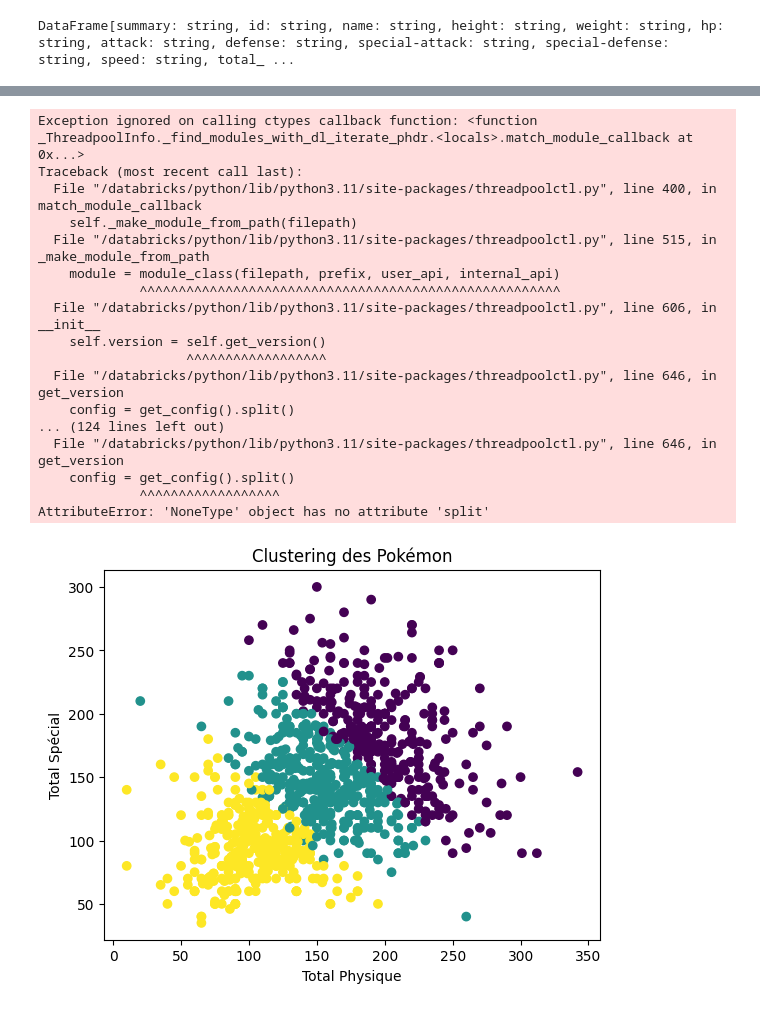
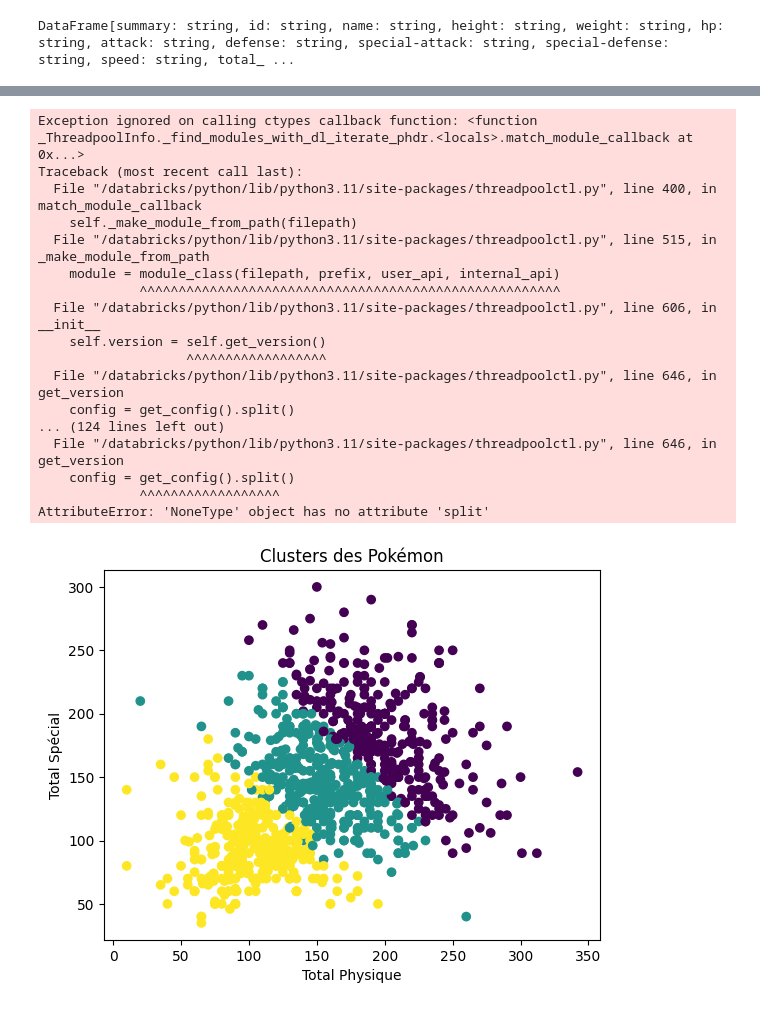
Before and after one commit to Alban140120/Pokemon_projectAPI, a Jupyter notebook: Pokemon_Ranking.ipynb, the cells around one changed output, grey strips where cells are left out. Drawn from its saved outputs; the diff is of its cells as text; code cells hidden in the pictures.

```diff
--- a/Pokemon_Ranking.ipynb
+++ b/Pokemon_Ranking.ipynb
@@ -644,32 +644,32 @@ df_clean_pandas = df_clean.toPandas()
 # Sélectionner les variables pertinentes pour le clustering
 features = df_clean_pandas[['hp', 'attack', 'defense', 'special-attack', 'special-defense', 'speed', 'total_attack', 'total_defense', 'total_physic', 'total_special']]
 
 # Appliquer l'algorithme des KMeans avec 3 clusters
 kmeans = KMeans(n_clusters=3, random_state=42)
 df_clean_pandas['cluster'] = kmeans.fit_predict(features)
 
 # Visualiser les clusters sur un graphique 2D (attaque vs défense par exemple)
 plt.scatter(df_clean_pandas['total_physic'], df_clean_pandas['total_special'], c=df_clean_pandas['cluster'])
 plt.xlabel('Total Physique')
 plt.ylabel('Total Spécial')
-plt.title('Clustering des Pokémon')
+plt.title('Clusters des Pokémon')
 plt.show()
 # %% [output]
 Exception ignored on calling ctypes callback function: <function _ThreadpoolInfo._find_modules_with_dl_iterate_phdr.<locals>.match_module_callback at 0x...>
 Traceback (most recent call last):
   File "/databricks/python/lib/python3.11/site-packages/threadpoolctl.py", line 400, in match_module_callback
     self._make_module_from_path(filepath)
   File "/databricks/python/lib/python3.11/site-packages/threadpoolctl.py", line 515, in _make_module_from_path
     module = module_class(filepath, prefix, user_api, internal_api)
              ^^^^^^^^^^^^^^^^^^^^^^^^^^^^^^^^^^^^^^^^^^^^^^^^^^^^^^
   File "/databricks/python/lib/python3.11/site-packages/threadpoolctl.py", line 606, in __init__
     self.version = self.get_version()
                    ^^^^^^^^^^^^^^^^^^
   File "/databricks/python/lib/python3.11/site-packages/threadpoolctl.py", line 646, in get_version
     config = get_config().split()
 ... (124 lines left out)
   File "/databricks/python/lib/python3.11/site-packages/threadpoolctl.py", line 646, in get_version
     config = get_config().split()
              ^^^^^^^^^^^^^^^^^^
 AttributeError: 'NoneType' object has no attribute 'split'
-[figure, old version]
+[figure, new version]
```
Also changed, not shown: parts of 2 cells of this notebook.
